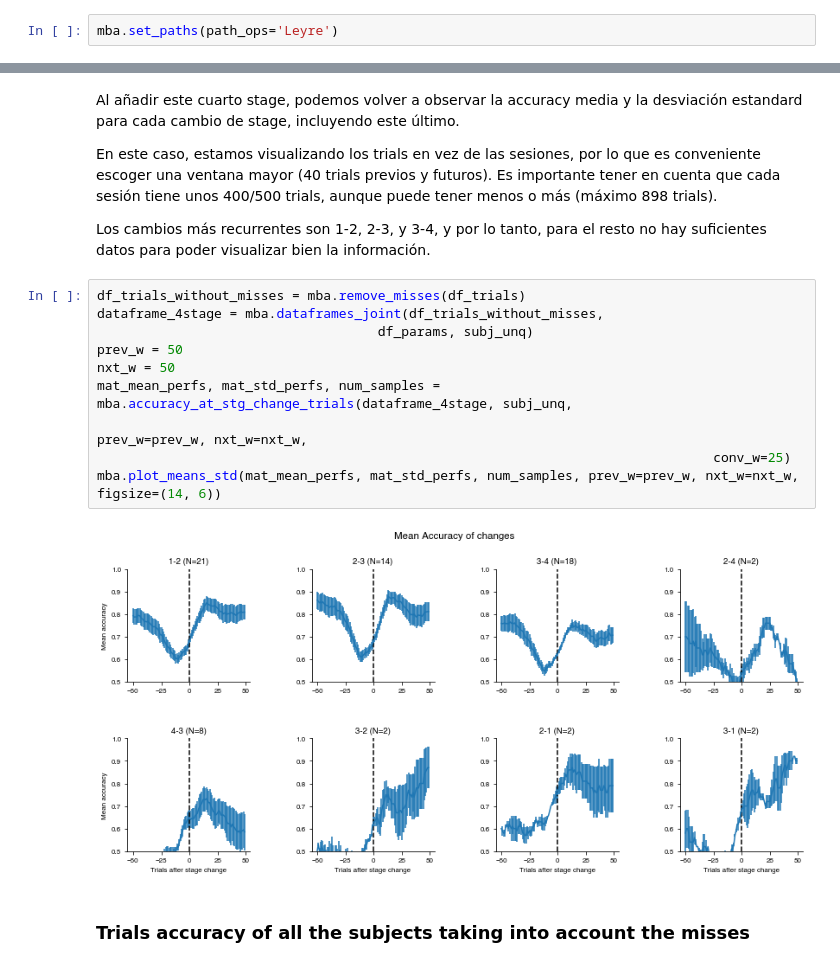
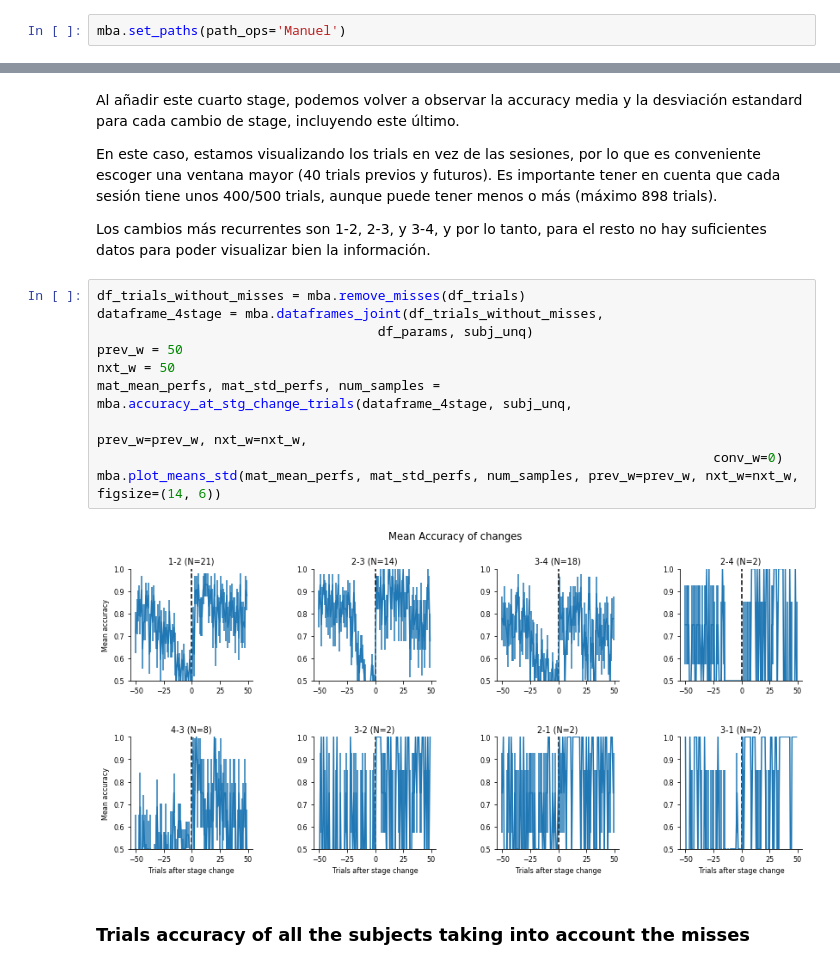
Before and after one commit to manuelmolano/ngym_shaping, a Jupyter notebook: Results_mice_behave_analysis.ipynb, the cells around one changed output, grey strips where cells are left out. Cells and saved outputs as stored; diff of their text form.

```diff
--- a/Results_mice_behave_analysis.ipynb
+++ b/Results_mice_behave_analysis.ipynb
@@ -12,7 +12,7 @@ import mice_behav_analysis as mba
 import warnings
 warnings.filterwarnings('ignore')
 # %%
-mba.set_paths(path_ops='Leyre')
+mba.set_paths(path_ops='Manuel')
 # %% [markdown]
 Data loading
 # %%
@@ -97,15 +103,15 @@ Los cambios más recurrentes son 1-2, 2-3, y 3-4, y por lo tanto, para el resto
 # %%
 df_trials_without_misses = mba.remove_misses(df_trials)
 dataframe_4stage = mba.dataframes_joint(df_trials_without_misses,
                                     df_params, subj_unq)
 prev_w = 50
 nxt_w = 50
 mat_mean_perfs, mat_std_perfs, num_samples = mba.accuracy_at_stg_change_trials(dataframe_4stage, subj_unq,
                                                                                prev_w=prev_w, nxt_w=nxt_w,
-                                                                               conv_w=25)
+                                                                               conv_w=0)
 mba.plot_means_std(mat_mean_perfs, mat_std_perfs, num_samples, prev_w=prev_w, nxt_w=nxt_w, figsize=(14, 6))
 # %% [output]
-[figure, old version]
+[figure, new version]
 # %% [markdown]
 ### Trials accuracy of all the subjects taking into account the misses
 # %% [markdown]
```
Also changed, not shown: parts of 10 cells of this notebook, 1 other file.
